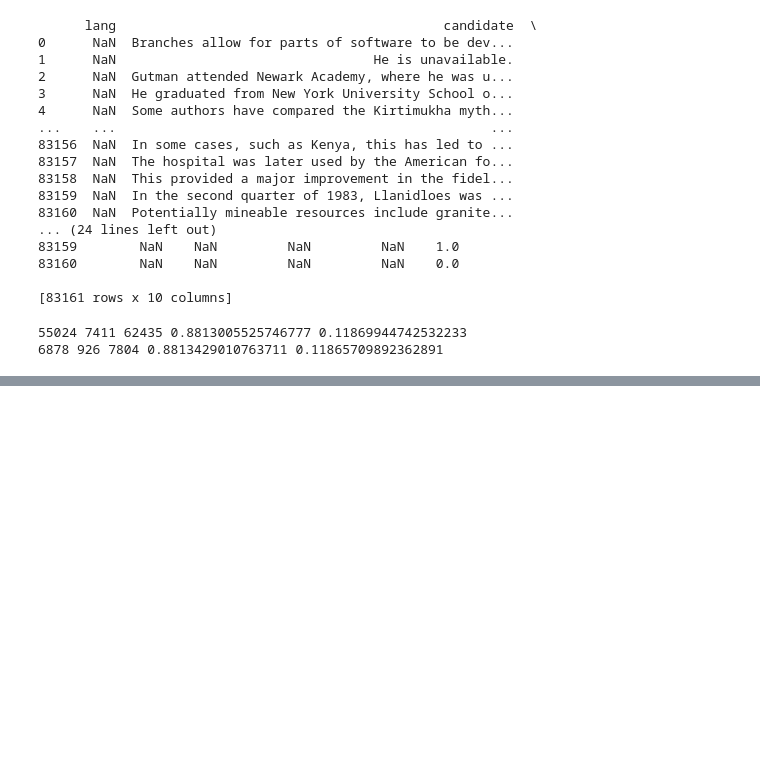
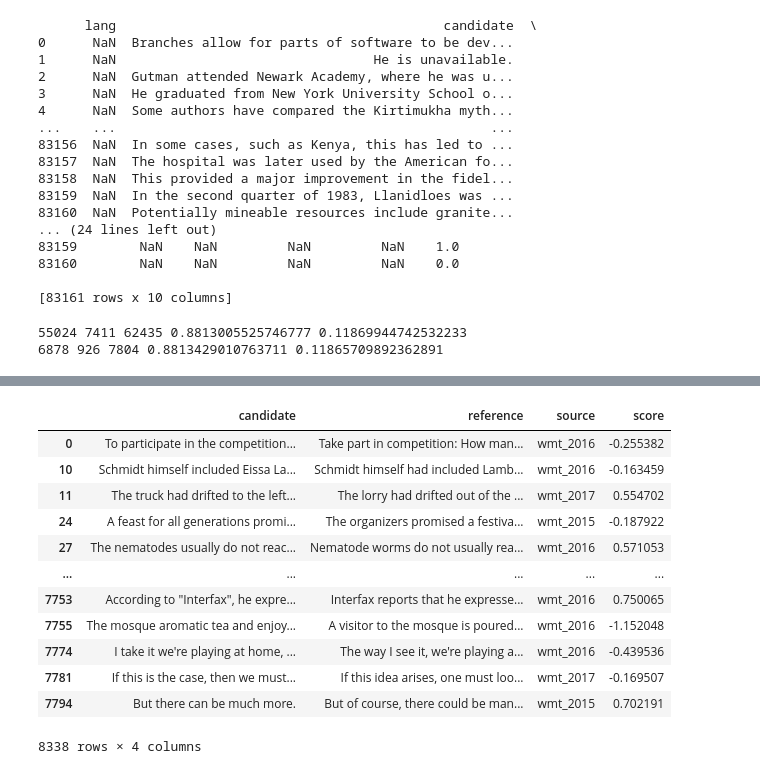
Before and after one commit to MiriUll/negation_aware_evaluation, a Jupyter notebook: development_notebooks/dataset_preparation.ipynb, the cells around one changed output, grey strips where cells are left out. Saved outputs shown, nothing was run; the diff lists cells and outputs as text; code cells hidden in the pictures; blank space fills up the shorter version.

```diff
--- a/development_notebooks/dataset_preparation.ipynb
+++ b/development_notebooks/dataset_preparation.ipynb
@@ -429,0 +518,17 @@ ratio_in_split("test")
+# %%
+wmt = cannot_wmt[cannot_wmt.source != "cannot"]
+wmt
+# %% [output]
+|  | candidate | reference | source | score |
+| 0 | To participate in the competition... | Take part in competition: How man... | wmt_2016 | -0.255382 |
+| 10 | Schmidt himself included Eissa La... | Schmidt himself had included Lamb... | wmt_2016 | -0.163459 |
+| 11 | The truck had drifted to the left... | The lorry had drifted out of the ... | wmt_2017 | 0.554702 |
+| 24 | A feast for all generations promi... | The organizers promised a festiva... | wmt_2015 | -0.187922 |
+| 27 | The nematodes usually do not reac... | Nematode worms do not usually rea... | wmt_2016 | 0.571053 |
+| ... | ... | ... | ... | ... |
+| 7753 | According to "Interfax", he expre... | Interfax reports that he expresse... | wmt_2016 | 0.750065 |
+| 7755 | The mosque aromatic tea and enjoy... | A visitor to the mosque is poured... | wmt_2016 | -1.152048 |
+| 7774 | I take it we're playing at home, ... | The way I see it, we're playing a... | wmt_2016 | -0.439536 |
+| 7781 | If this is the case, then we must... | If this idea arises, one must loo... | wmt_2017 | -0.169507 |
+| 7794 | But there can be much more. | But of course, there could be man... | wmt_2015 | 0.702191 |
+8338 rows × 4 columns
```
Also changed, not shown: parts of 8 cells of this notebook, 5 other files.
